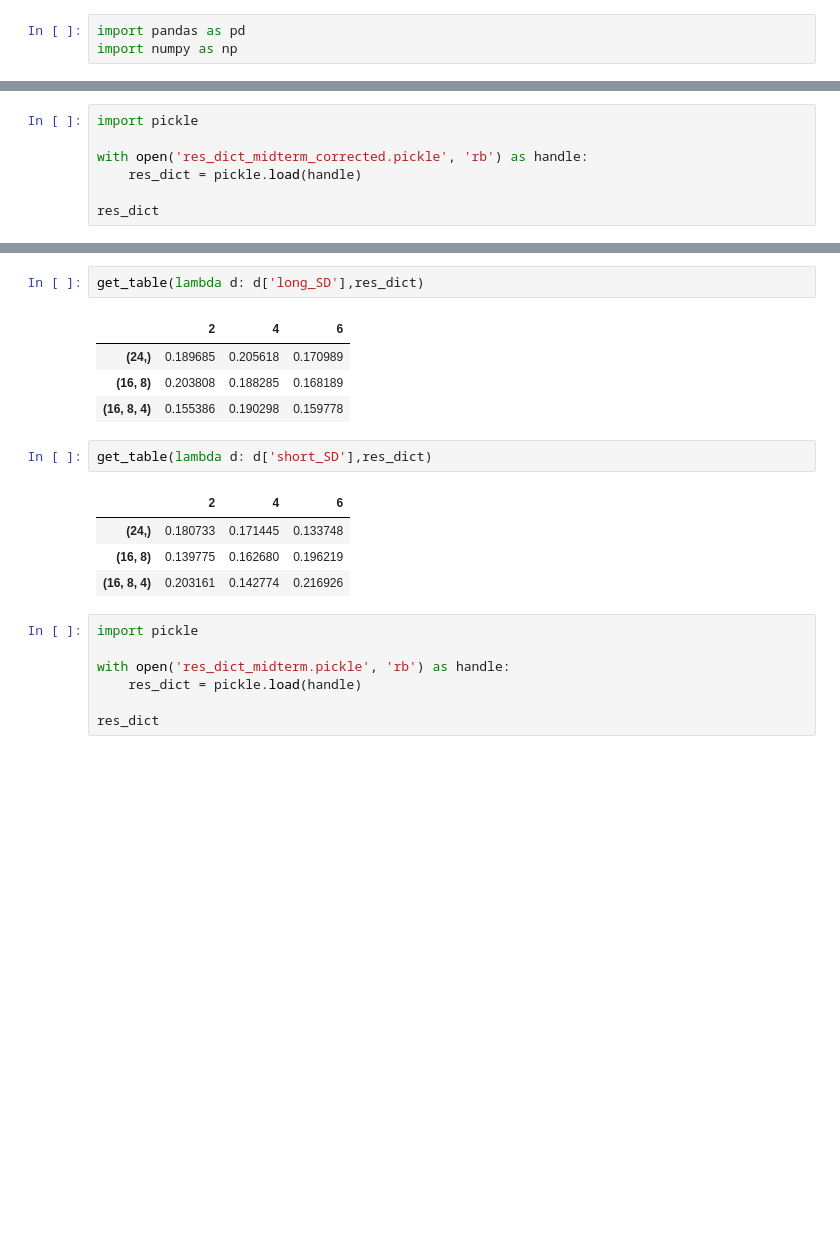
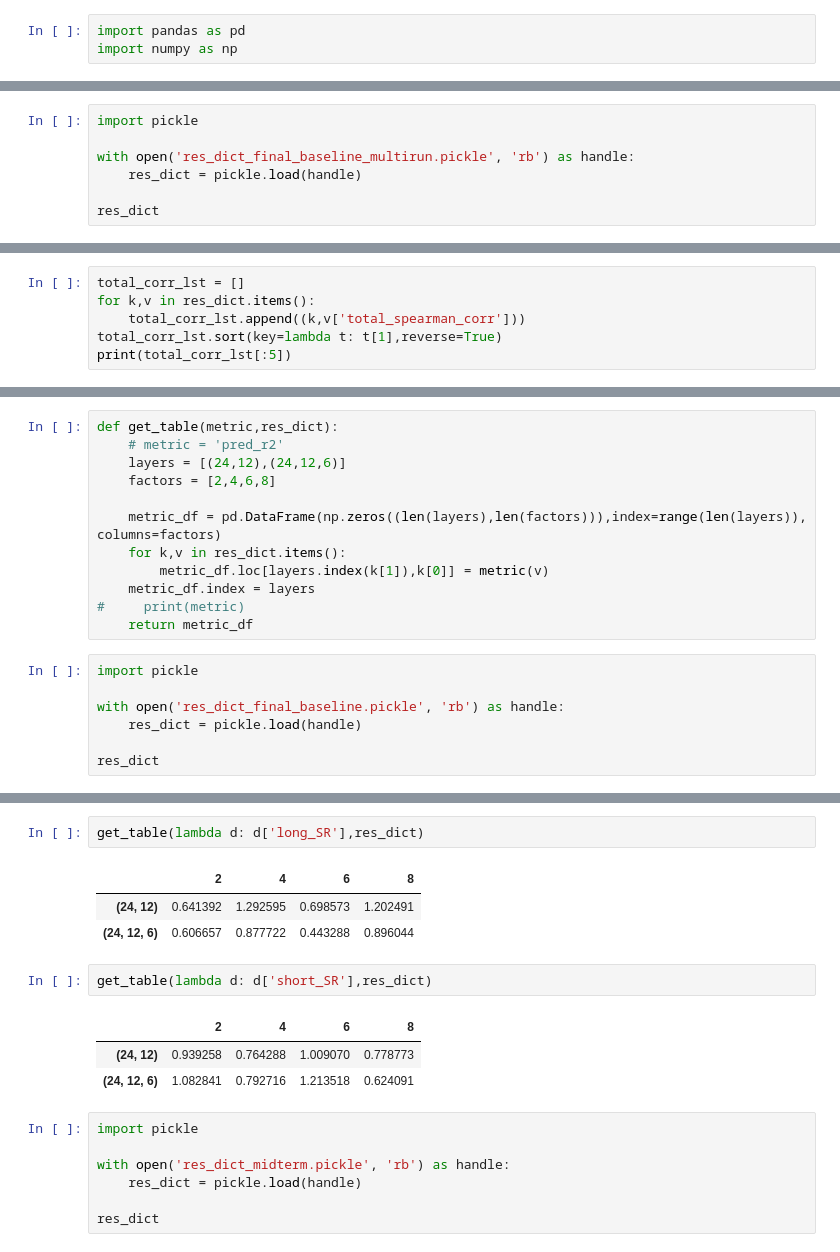
Before and after one commit to adaluka/Deep-Learning-Project, a Jupyter notebook: model/read_res_dict.ipynb, the cells around one changed output, grey strips where cells are left out. Cells and saved outputs as stored; diff of their text form; blank space fills up the shorter version.

```diff
--- a/model/read_res_dict.ipynb
+++ b/model/read_res_dict.ipynb
@@ -4,7 +33,7 @@ import numpy as np
 # %%
 import pickle
 
-with open('res_dict_midterm_corrected.pickle', 'rb') as handle:
+with open('res_dict_final_baseline_multirun.pickle', 'rb') as handle:
     res_dict = pickle.load(handle)
 
 res_dict
@@ -28,0 +58,6 @@ res_dict
+# %%
+total_corr_lst = []
+for k,v in res_dict.items():
+    total_corr_lst.append((k,v['total_spearman_corr']))
+total_corr_lst.sort(key=lambda t: t[1],reverse=True)
+print(total_corr_lst[:5])
@@ -28,0 +66,19 @@ res_dict
+# %%
+def get_table(metric,res_dict):
+    # metric = 'pred_r2'
+    layers = [(24,12),(24,12,6)]
+    factors = [2,4,6,8]
+
+    metric_df = pd.DataFrame(np.zeros((len(layers),len(factors))),index=range(len(layers)), columns=factors)
+    for k,v in res_dict.items():
+        metric_df.loc[layers.index(k[1]),k[0]] = metric(v)
+    metric_df.index = layers
+#     print(metric)
+    return metric_df
+# %%
+import pickle
+
+with open('res_dict_final_baseline.pickle', 'rb') as handle:
+    res_dict = pickle.load(handle)
+
+res_dict
@@ -82,17 +152,15 @@ get_table(lambda d: d['long_SR'] - d['short_SR'],res_dict)
 # %%
-get_table(lambda d: d['long_SD'],res_dict)
+get_table(lambda d: d['long_SR'],res_dict)
 # %% [output]
-|  | 2 | 4 | 6 |
-| (24,) | 0.189685 | 0.205618 | 0.170989 |
-| (16, 8) | 0.203808 | 0.188285 | 0.168189 |
-| (16, 8, 4) | 0.155386 | 0.190298 | 0.159778 |
+|  | 2 | 4 | 6 | 8 |
+| (24, 12) | 0.641392 | 1.292595 | 0.698573 | 1.202491 |
+| (24, 12, 6) | 0.606657 | 0.877722 | 0.443288 | 0.896044 |
 # %%
-get_table(lambda d: d['short_SD'],res_dict)
+get_table(lambda d: d['short_SR'],res_dict)
 # %% [output]
-|  | 2 | 4 | 6 |
-| (24,) | 0.180733 | 0.171445 | 0.133748 |
-| (16, 8) | 0.139775 | 0.162680 | 0.196219 |
-| (16, 8, 4) | 0.203161 | 0.142774 | 0.216926 |
+|  | 2 | 4 | 6 | 8 |
+| (24, 12) | 0.939258 | 0.764288 | 1.009070 | 0.778773 |
+| (24, 12, 6) | 1.082841 | 0.792716 | 1.213518 | 0.624091 |
 # %%
 import pickle
 
```
Also changed, not shown: parts of 10 cells of this notebook, 4 other files.
